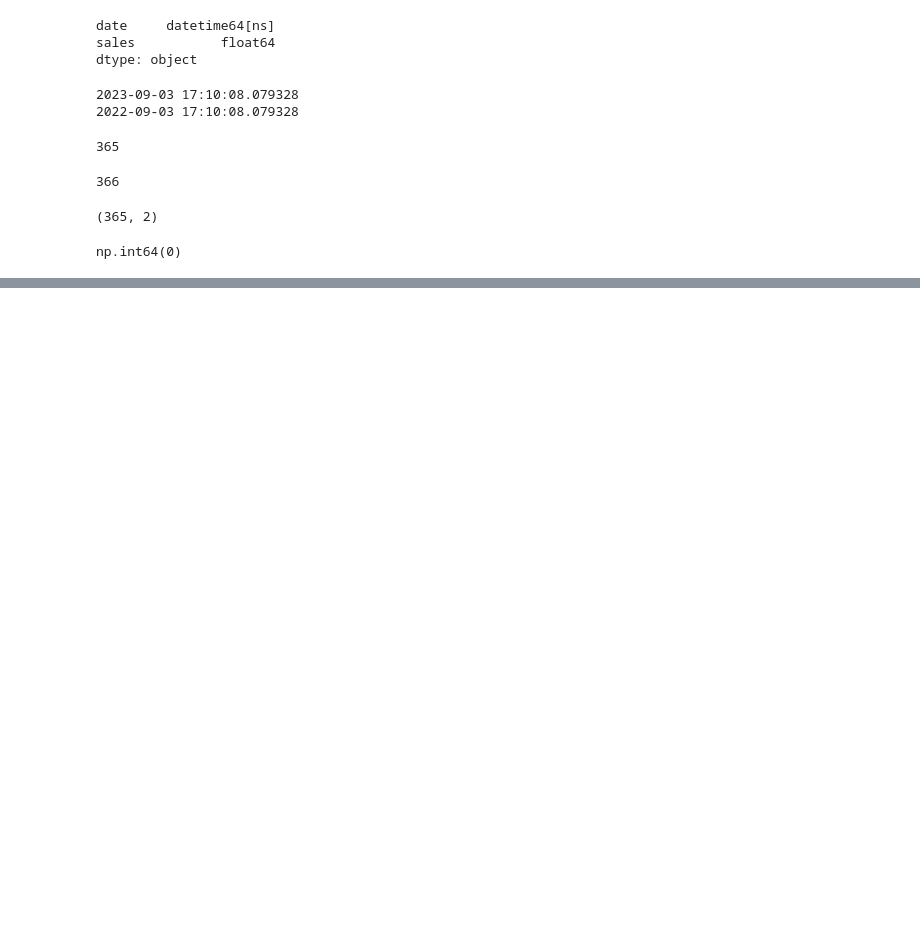
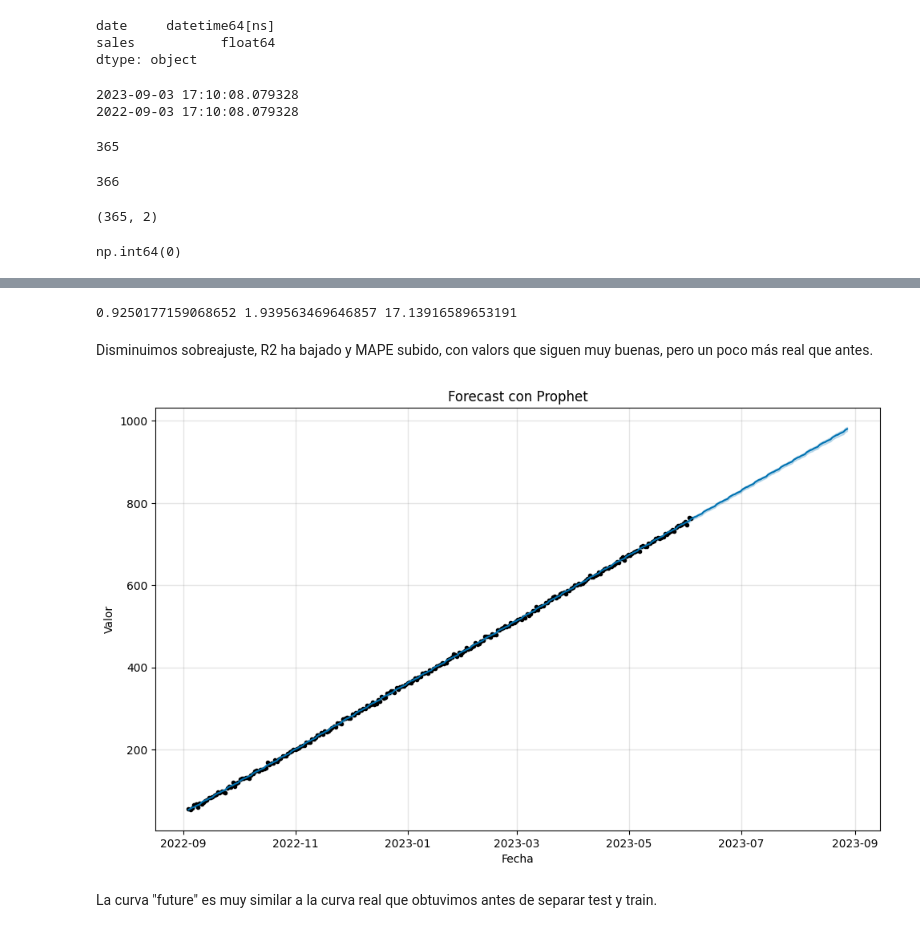
Before and after one commit to 4GeeksAcademy/pauline-Serie-Temporal-Alternativa, a Jupyter notebook: src/explore.ipynb, the cells around one changed output, grey strips where cells are left out. Cells and saved outputs as stored; diff of their text form; code cells hidden in the pictures; blank space fills up the shorter version.

```diff
--- a/src/explore.ipynb
+++ b/src/explore.ipynb
@@ -207,0 +282,3 @@ strong multicollinearity or other numerical problems.
+# %%
+model_prophet = Prophet().fit(pd.DataFrame({'ds':df_train.date, 'y':df_train.sales.values}))
+df_future = model_prophet.make_future_dataframe(periods=len(y_test), freq='d')
@@ -207,0 +304,2 @@ strong multicollinearity or other numerical problems.
+# %%
+forecast = model_prophet.predict(df_future)
@@ -207,0 +324,17 @@ strong multicollinearity or other numerical problems.
+# %%
+print(r2_score(y_test,yhat_test_pro), mean_absolute_percentage_error(y_test,yhat_test_pro)*100, mean_absolute_error(y_test,yhat_test_pro))
+# %% [output]
+0.9250177159068652 1.939563469646857 17.13916589653191
+# %% [markdown]
+Disminuimos sobreajuste, R2 ha bajado y MAPE subido, con valors que siguen muy buenas, pero un poco más real que antes.
+# %%
+# Graficar el forecast
+model_prophet.plot(forecast)
+plt.xlabel('Fecha')
+plt.ylabel('Valor')
+plt.title('Forecast con Prophet')
+plt.show()
+# %% [output]
+[figure, added]
+# %% [markdown]
+La curva "future" es muy similar a la curva real que obtuvimos antes de separar test y train.
```
Also changed, not shown: parts of 29 cells of this notebook.
